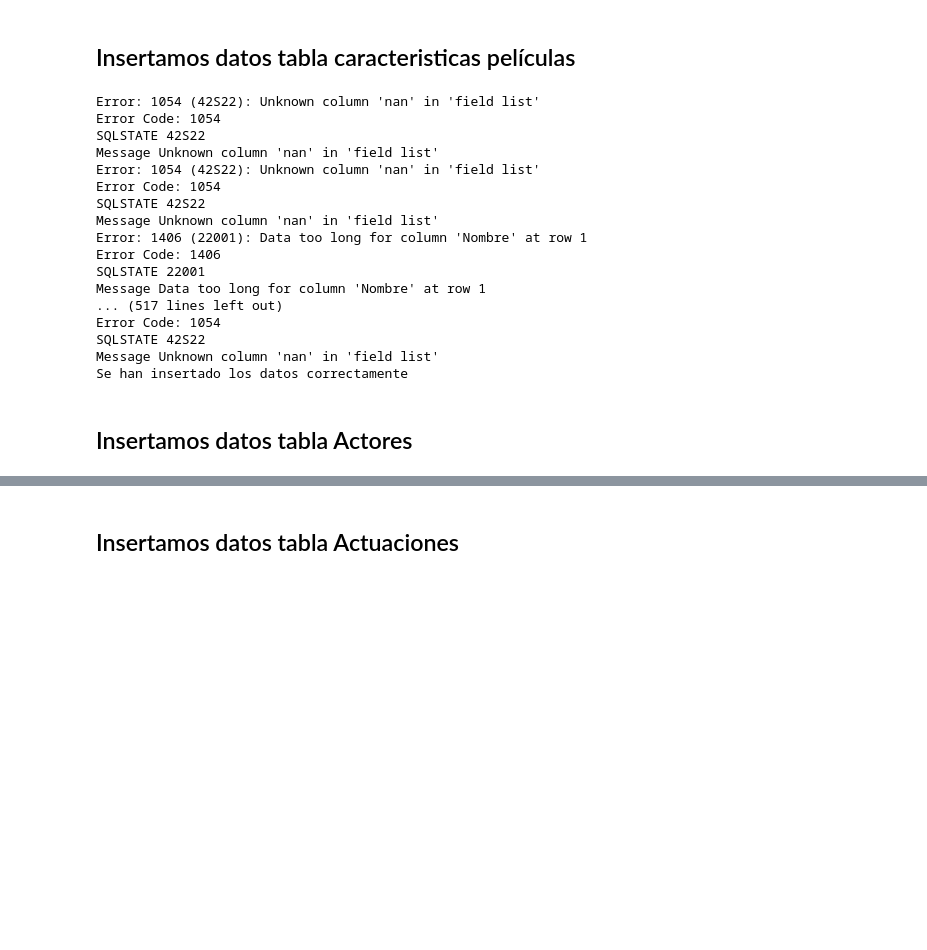
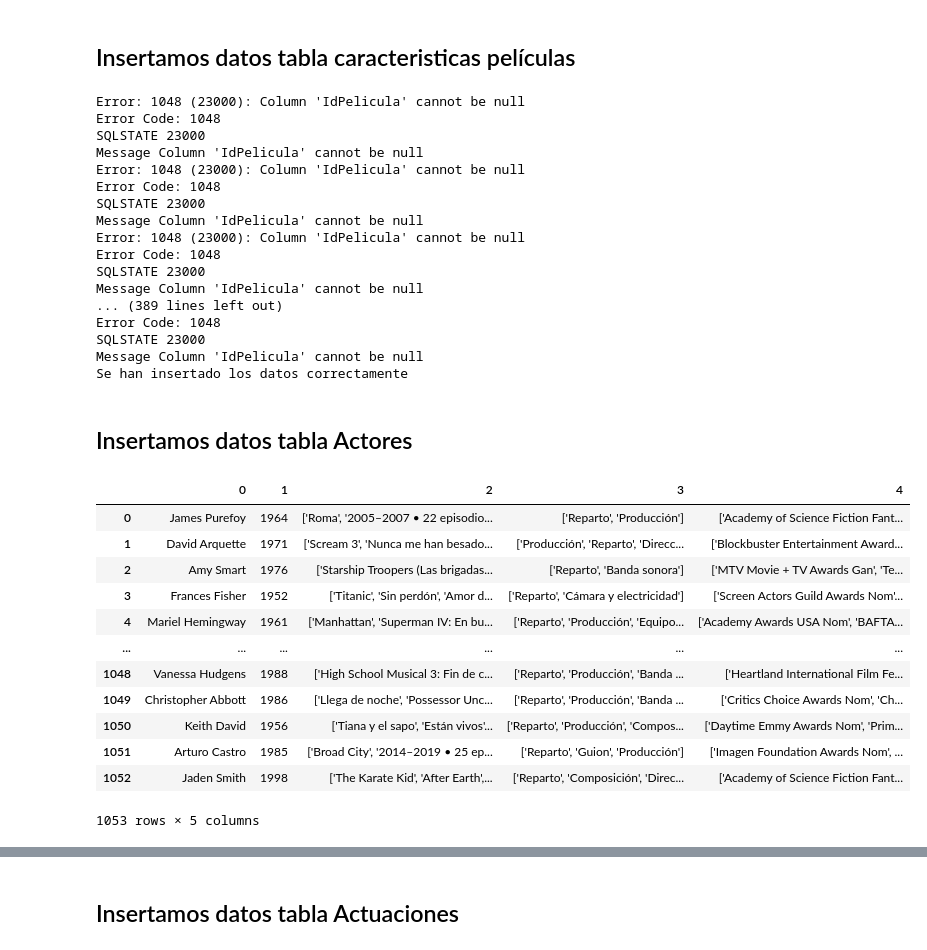
Before and after one commit to laural87/proyecto-da-promo-i-modulo-2-team-1, a Jupyter notebook: Insercion_SQL_fase6.ipynb, the cells around one changed output, grey strips where cells are left out. Drawn from its saved outputs; the diff is of its cells as text; code cells hidden in the pictures; blank space fills up the shorter version.

Commit message:
Data insertion concluded

```diff
--- a/Insercion_SQL_fase6.ipynb
+++ b/Insercion_SQL_fase6.ipynb
@@ -166,7 +166,7 @@ df_caracteristicas_peliculas['DuracionMinutos'] = df_caracteristicas_peliculas['
 df_caracteristicas_peliculas['Nombre'] = df_caracteristicas_peliculas['Nombre'].fillna('Null')
 # %%
 # Conectar a la base de datos
-cnx = mysql.connector.connect(user='root', password='AlumnaAdalab',
+cnx = mysql.connector.connect(user='root', password='MySQLPassword2023!',
                               host='127.0.0.1', database='moviemakers')
 mycursor = cnx.cursor()
 
@@ -197,23 +197,45 @@ print(f'Se han insertado los datos correctamente')
 mycursor.close()
 cnx.close()
 # %% [output]
-Error: 1054 (42S22): Unknown column 'nan' in 'field list'
-Error Code: 1054
-SQLSTATE 42S22
-Message Unknown column 'nan' in 'field list'
-Error: 1054 (42S22): Unknown column 'nan' in 'field list'
-Error Code: 1054
-SQLSTATE 42S22
-Message Unknown column 'nan' in 'field list'
-Error: 1406 (22001): Data too long for column 'Nombre' at row 1
-Error Code: 1406
-SQLSTATE 22001
-Message Data too long for column 'Nombre' at row 1
-... (517 lines left out)
-Error Code: 1054
-SQLSTATE 42S22
-Message Unknown column 'nan' in 'field list'
+Error: 1048 (23000): Column 'IdPelicula' cannot be null
+Error Code: 1048
+SQLSTATE 23000
+Message Column 'IdPelicula' cannot be null
+Error: 1048 (23000): Column 'IdPelicula' cannot be null
+Error Code: 1048
+SQLSTATE 23000
+Message Column 'IdPelicula' cannot be null
+Error: 1048 (23000): Column 'IdPelicula' cannot be null
+Error Code: 1048
+SQLSTATE 23000
+Message Column 'IdPelicula' cannot be null
+... (389 lines left out)
+Error Code: 1048
+SQLSTATE 23000
+Message Column 'IdPelicula' cannot be null
 Se han insertado los datos correctamente
 # %% [markdown]
 ## Insertamos datos tabla Actores
+# %%
+#leemos el csv
+
+df_actores = pd.read_csv("Completos_Final.csv")  #cambiar el nombre del archivo
+# %%
+df_actores.drop(columns='Unnamed: 0', inplace=True)
+# %%
+df_actores
+# %% [output]
+|  | 0 | 1 | 2 | 3 | 4 |
+| 0 | James Purefoy | 1964 | ['Roma', '2005–2007 • 22 episodio... | ['Reparto', 'Producción'] | ['Academy of Science Fiction Fant... |
+| 1 | David Arquette | 1971 | ['Scream 3', 'Nunca me han besado... | ['Producción', 'Reparto', 'Direcc... | ['Blockbuster Entertainment Award... |
+| 2 | Amy Smart | 1976 | ['Starship Troopers (Las brigadas... | ['Reparto', 'Banda sonora'] | ['MTV Movie + TV Awards Gan', 'Te... |
+| 3 | Frances Fisher | 1952 | ['Titanic', 'Sin perdón', 'Amor d... | ['Reparto', 'Cámara y electricidad'] | ['Screen Actors Guild Awards Nom'... |
+| 4 | Mariel Hemingway | 1961 | ['Manhattan', 'Superman IV: En bu... | ['Reparto', 'Producción', 'Equipo... | ['Academy Awards USA Nom', 'BAFTA... |
+| ... | ... | ... | ... | ... | ... |
+| 1048 | Vanessa Hudgens | 1988 | ['High School Musical 3: Fin de c... | ['Reparto', 'Producción', 'Banda ... | ['Heartland International Film Fe... |
+| 1049 | Christopher Abbott | 1986 | ['Llega de noche', 'Possessor Unc... | ['Reparto', 'Producción', 'Banda ... | ['Critics Choice Awards Nom', 'Ch... |
+| 1050 | Keith David | 1956 | ['Tiana y el sapo', 'Están vivos'... | ['Reparto', 'Producción', 'Compos... | ['Daytime Emmy Awards Nom', 'Prim... |
+| 1051 | Arturo Castro | 1985 | ['Broad City', '2014–2019 • 25 ep... | ['Reparto', 'Guion', 'Producción'] | ['Imagen Foundation Awards Nom', ... |
+| 1052 | Jaden Smith | 1998 | ['The Karate Kid', 'After Earth',... | ['Reparto', 'Composición', 'Direc... | ['Academy of Science Fiction Fant... |
+1053 rows × 5 columns
 # %%
```
Also changed, not shown: parts of 11 cells of this notebook, 19 other files.
